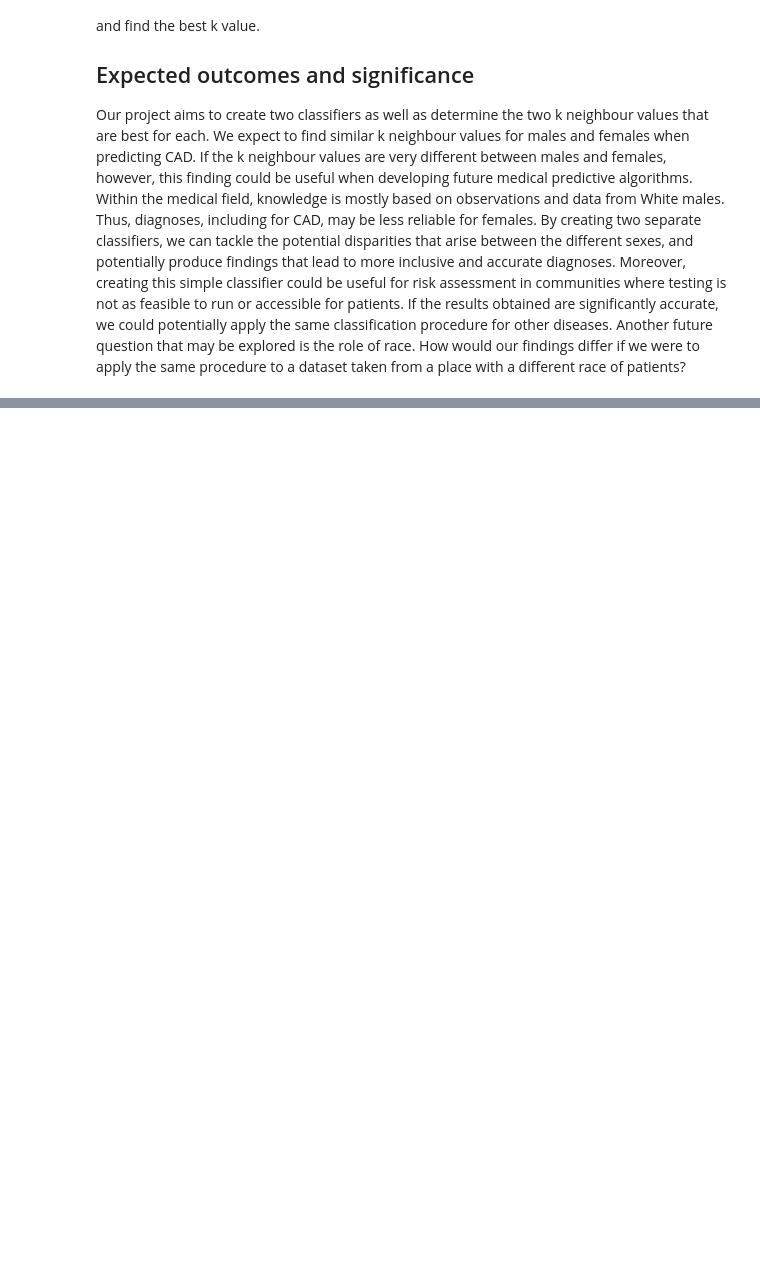
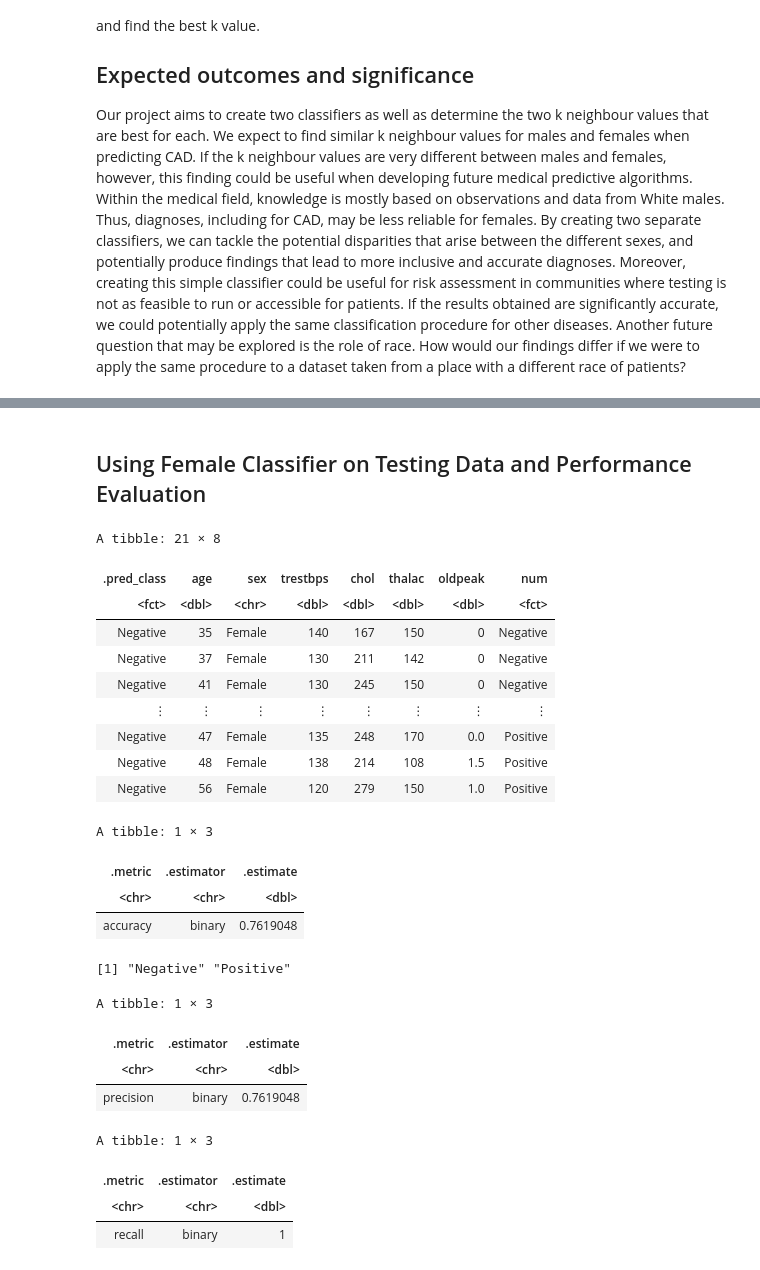
Before and after one commit to szulkifl/dsci-data-analysis-project-44, a Jupyter notebook: project_proposal.ipynb, the cells around one changed output, grey strips where cells are left out. Saved outputs shown, nothing was run; the diff lists cells and outputs as text; code cells hidden in the pictures; blank space fills up the shorter version.

```diff
--- a/project_proposal.ipynb
+++ b/project_proposal.ipynb
@@ -449,0 +472,9 @@ cross_val_males
+# %%
+## Before working to predict the test data, we first split the test data into male and female test
+female_test <- hungarian_data_test |>
+               filter(sex == "Female")
+male_test <- hungarian_data_test |>
+             filter(sex == "Male")
+
+female_test
+male_test
@@ -449,0 +502,57 @@ cross_val_males
+# %% [markdown]
+## Using Female Classifier on Testing Data and Performance Evaluation
+# %%
+## first create the classifier with the best number of K values for females
+knn_female_max_spec <- nearest_neighbor(weight_func = "rectangular", neighbors = 3) |>
+                       set_engine("kknn") |>
+                       set_mode("classification")
+
+# now we will use the original recipe for female data and make our workflow for this spec
+knn_final_female_fit <- workflow() |>
+                             add_recipe(recipe_female) |>
+                             add_model(knn_female_max_spec) |>
+                             fit(train_female)
+
+
+# now we use this workflow to predict the test set, but first we split the test set into male and female
+female_prediction <- predict(knn_final_female_fit, female_test) |>
+                     bind_cols(female_test)
+
+female_prediction
+
+female_prediction_accuracy <- female_prediction |>
+                              metrics(truth = num, estimate = .pred_class) |>
+                              filter(.metric == "accuracy")
+
+female_prediction_accuracy
+
+# this tells us that the first level is a negative diagnosis and positive is the second level
+female_prediction |> pull(num) |> levels()
+
+# female_prediction_precision
+female_prediction |> precision(truth = num, estimate = .pred_class, event_level = "first")
+female_prediction |> recall(truth = num, estimate = .pred_class, event_level = "first")
+# %% [output]
+A tibble: 21 × 8
+| .pred_class | age | sex | trestbps | chol | thalac | oldpeak | num |
+| <fct> | <dbl> | <chr> | <dbl> | <dbl> | <dbl> | <dbl> | <fct> |
+| Negative | 35 | Female | 140 | 167 | 150 | 0 | Negative |
+| Negative | 37 | Female | 130 | 211 | 142 | 0 | Negative |
+| Negative | 41 | Female | 130 | 245 | 150 | 0 | Negative |
+| ⋮ | ⋮ | ⋮ | ⋮ | ⋮ | ⋮ | ⋮ | ⋮ |
+| Negative | 47 | Female | 135 | 248 | 170 | 0.0 | Positive |
+| Negative | 48 | Female | 138 | 214 | 108 | 1.5 | Positive |
+| Negative | 56 | Female | 120 | 279 | 150 | 1.0 | Positive |
+A tibble: 1 × 3
+| .metric | .estimator | .estimate |
+| <chr> | <chr> | <dbl> |
+| accuracy | binary | 0.7619048 |
+[1] "Negative" "Positive"
+A tibble: 1 × 3
+| .metric | .estimator | .estimate |
+| <chr> | <chr> | <dbl> |
+| precision | binary | 0.7619048 |
+A tibble: 1 × 3
+| .metric | .estimator | .estimate |
+| <chr> | <chr> | <dbl> |
+| recall | binary | 1 |
```
Also changed, not shown: parts of 8 cells of this notebook.
